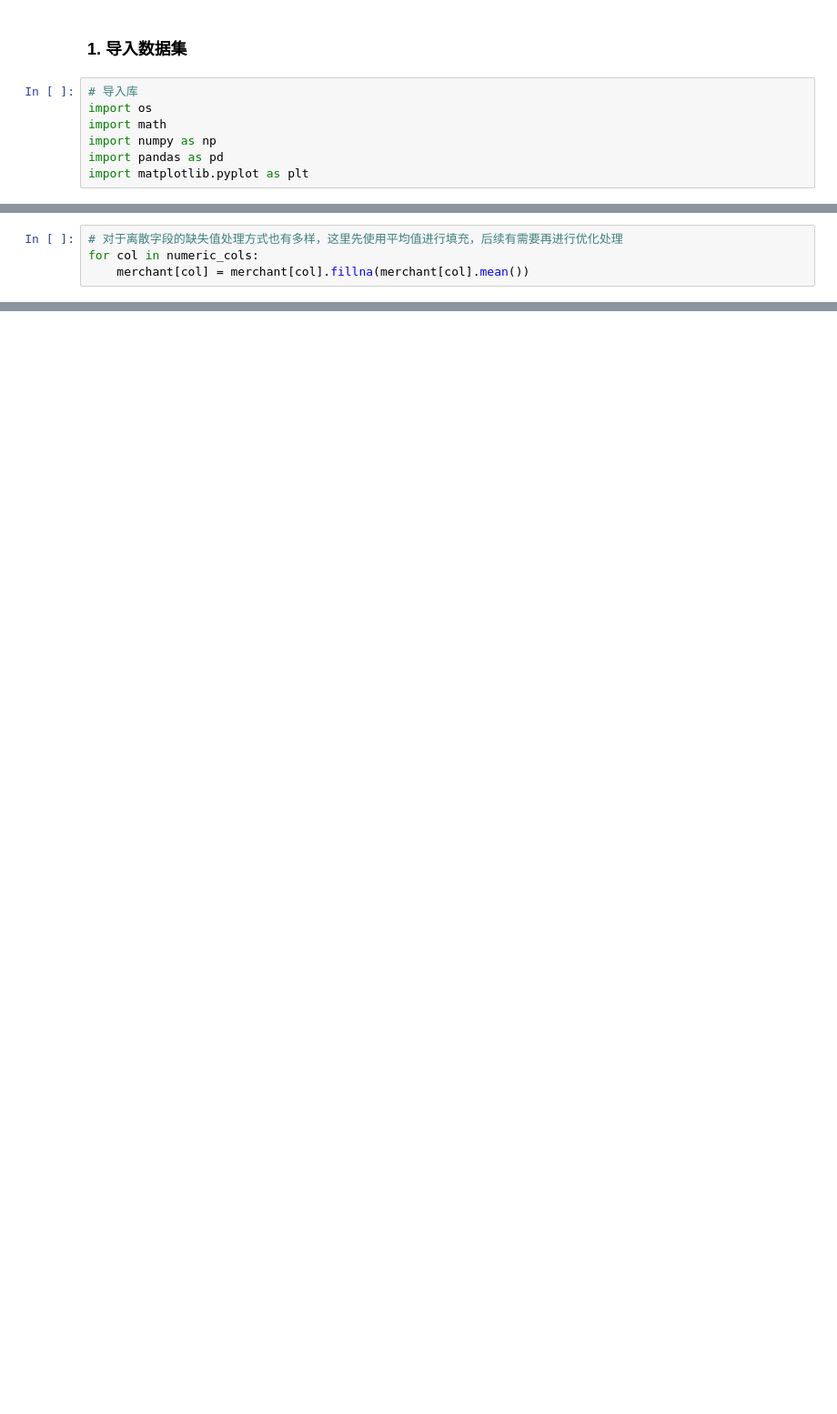
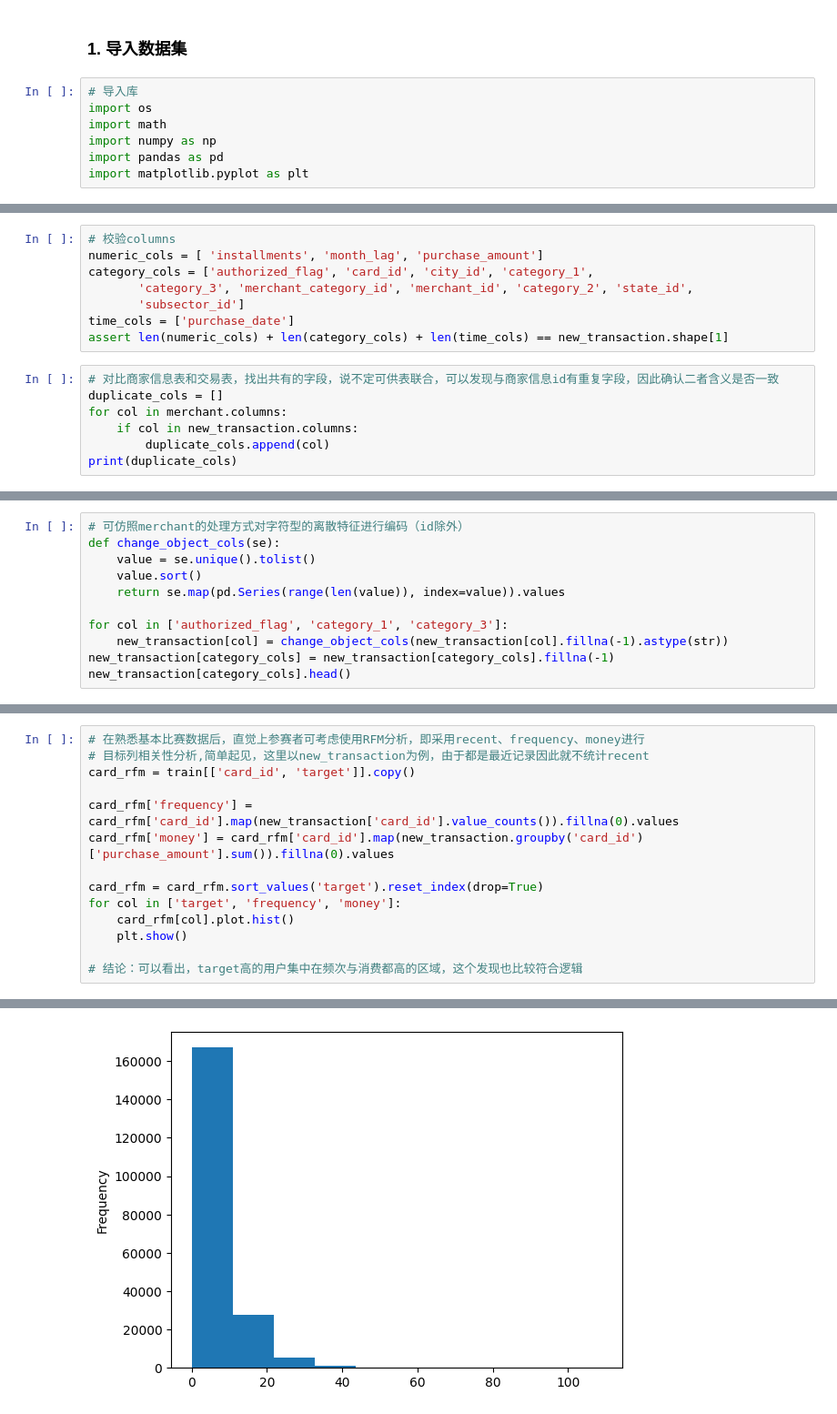
Before and after one commit to yx1405585468/ML-Game, a Jupyter notebook: 机器学习算法竞赛实战（Book）/第二部分/Elo 商户类别推荐/code/1数据探索性分析（3）.ipynb, the cells around one changed output, grey strips where cells are left out. Shown at 91% size. Saved outputs shown, nothing was run; the diff lists cells and outputs as text; blank space fills up the shorter version.

```diff
--- a/机器学习算法竞赛实战（Book）/第二部分/Elo 商户类别推荐/code/1数据探索性分析（3）.ipynb
+++ b/机器学习算法竞赛实战（Book）/第二部分/Elo 商户类别推荐/code/1数据探索性分析（3）.ipynb
@@ -469,4 +26,0 @@ merchant[numeric_cols].describe()
-# %%
-# 对于离散字段的缺失值处理方式也有多样，这里先使用平均值进行填充，后续有需要再进行优化处理
-for col in numeric_cols:
-    merchant[col] = merchant[col].fillna(merchant[col].mean())
@@ -484,0 +70,15 @@ merchant[numeric_cols].describe()
+# %%
+# 校验columns
+numeric_cols = [ 'installments', 'month_lag', 'purchase_amount']
+category_cols = ['authorized_flag', 'card_id', 'city_id', 'category_1',
+       'category_3', 'merchant_category_id', 'merchant_id', 'category_2', 'state_id',
+       'subsector_id']
+time_cols = ['purchase_date']
+assert len(numeric_cols) + len(category_cols) + len(time_cols) == new_transaction.shape[1]
+# %%
+# 对比商家信息表和交易表，找出共有的字段，说不定可供表联合，可以发现与商家信息id有重复字段，因此确认二者含义是否一致
+duplicate_cols = []
+for col in merchant.columns:
+    if col in new_transaction.columns:
+        duplicate_cols.append(col)
+print(duplicate_cols)
@@ -484,0 +124,11 @@ merchant[numeric_cols].describe()
+# %%
+# 可仿照merchant的处理方式对字符型的离散特征进行编码（id除外）
+def change_object_cols(se):
+    value = se.unique().tolist()
+    value.sort()
+    return se.map(pd.Series(range(len(value)), index=value)).values
+
+for col in ['authorized_flag', 'category_1', 'category_3']:
+    new_transaction[col] = change_object_cols(new_transaction[col].fillna(-1).astype(str))
+new_transaction[category_cols] = new_transaction[category_cols].fillna(-1)
+new_transaction[category_cols].head()
@@ -484,0 +250,15 @@ merchant[numeric_cols].describe()
+# %%
+# 在熟悉基本比赛数据后，直觉上参赛者可考虑使用RFM分析，即采用recent、frequency、money进行
+# 目标列相关性分析,简单起见，这里以new_transaction为例，由于都是最近记录因此就不统计recent
+card_rfm = train[['card_id', 'target']].copy()
+
+card_rfm['frequency'] = card_rfm['card_id'].map(new_transaction['card_id'].value_counts()).fillna(0).values
+card_rfm['money'] = card_rfm['card_id'].map(new_transaction.groupby('card_id')['purchase_amount'].sum()).fillna(0).values
+
+card_rfm = card_rfm.sort_values('target').reset_index(drop=True)
+for col in ['target', 'frequency', 'money']:
+    card_rfm[col].plot.hist()
+    plt.show()
+
+# 结论：可以看出，target高的用户集中在频次与消费都高的区域，这个发现也比较符合逻辑
+# %% [output]
@@ -484,0 +266 @@ merchant[numeric_cols].describe()
+[figure, added]
```
Also changed, not shown: parts of 58 cells of this notebook, 5 other files.
